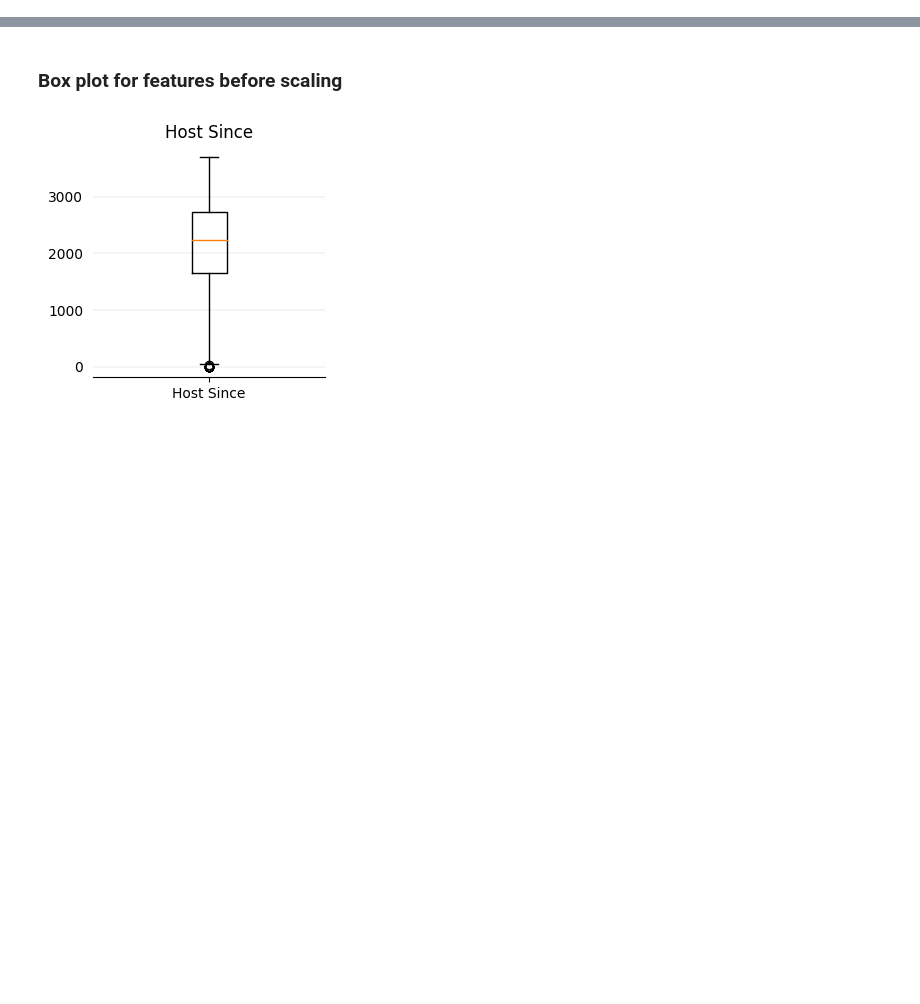
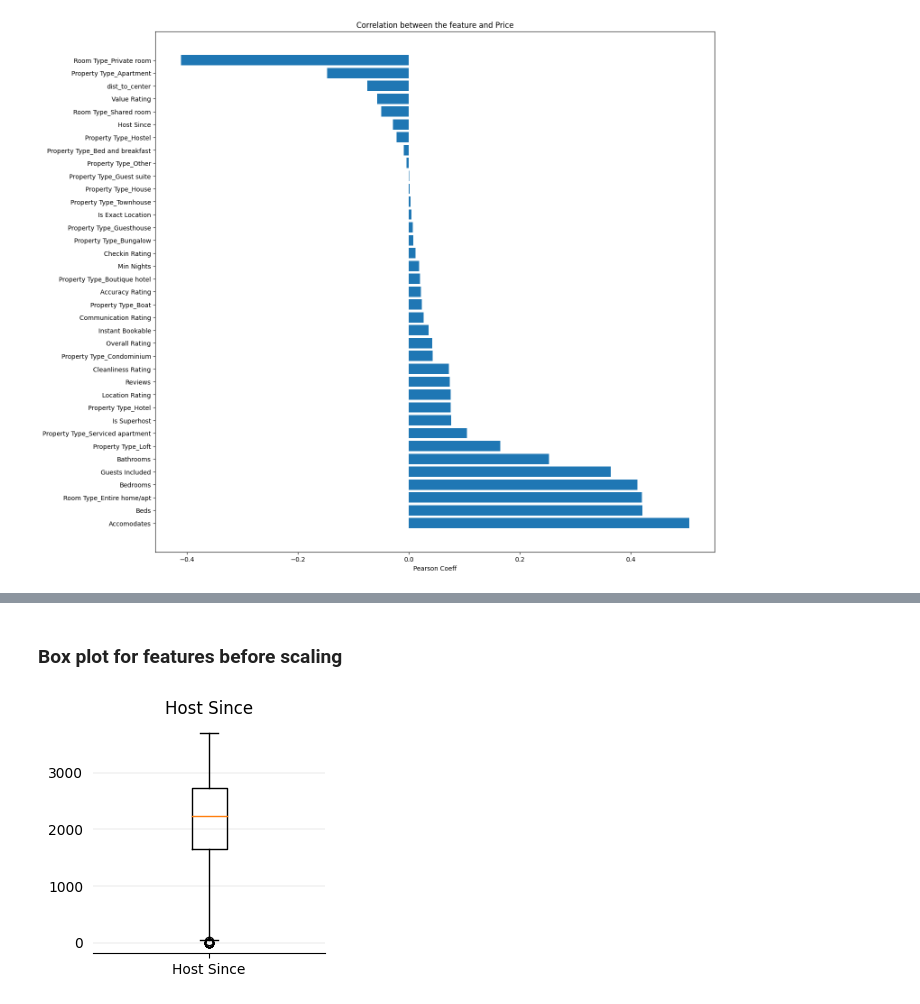
Before and after one commit to AlbanemchtCs/ml-project, a Jupyter notebook: preprocessing/data_cleaning/data_type_cleaning.ipynb, the cells around one changed output, grey strips where cells are left out. Drawn from its saved outputs; the diff is of its cells as text; code cells hidden in the pictures; blank space fills up the shorter version.

```diff
--- a/preprocessing/data_cleaning/data_type_cleaning.ipynb
+++ b/preprocessing/data_cleaning/data_type_cleaning.ipynb
@@ -8,0 +17,30 @@ train_airbnb_df_c = pd.read_csv("/Users/cha/Desktop/3A/code/ml-project/data/trai
+# %%
+coeffs, cols = [], []
+columns = list(train_airbnb_df_c.columns)
+columns.remove('Business Travel Ready')
+for col in columns:
+    if col != 'Price':
+        cols += [col]
+        corr, _ = pearsonr(train_airbnb_df_c[col], train_airbnb_df_c["Price"])
+        coeffs += [corr]
+data = {}
+for i in range(len(cols)):
+    data[cols[i]] = coeffs[i]
+sorted_data = {k: v for k, v in sorted(data.items(), key=lambda item: item[1])}
+# %%
+plt.rcdefaults()
+fig, ax = plt.subplots()
+fig.set_size_inches(16, 15)
+performance = 100.0
+
+cols = list(sorted_data.keys())
+coeffs = list(sorted_data.values())
+ax.barh(np.arange(len(cols)), coeffs, align='center')
+ax.set_yticks(np.arange(len(cols)), labels=cols)
+ax.invert_yaxis()  # labels read top-to-bottom
+ax.set_xlabel('Pearson Coeff')
+ax.set_title('Correlation between the feature and Price')
+
+plt.show()
+# %% [output]
+[figure, added]
```
Also changed, not shown: parts of 5 cells of this notebook.
